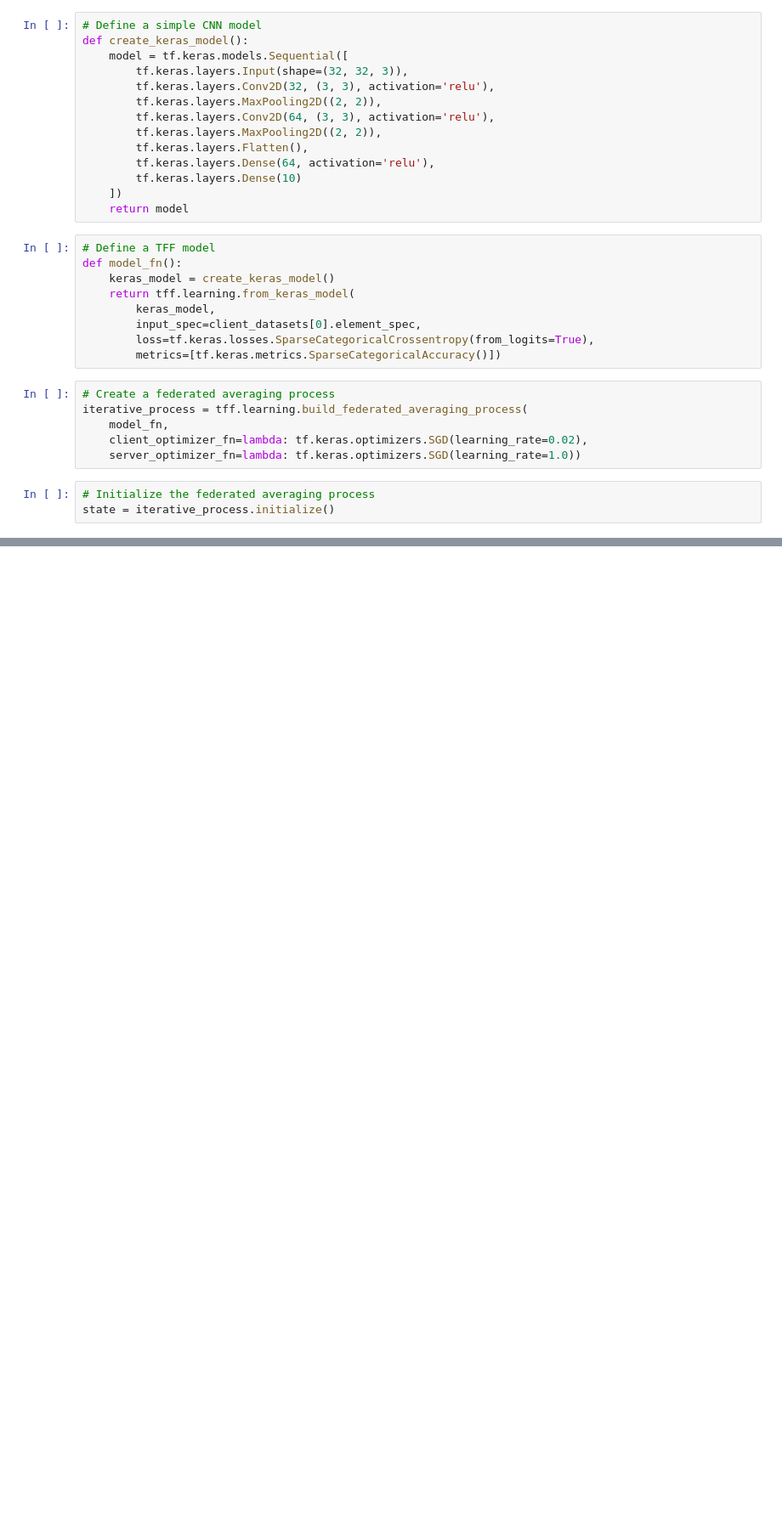
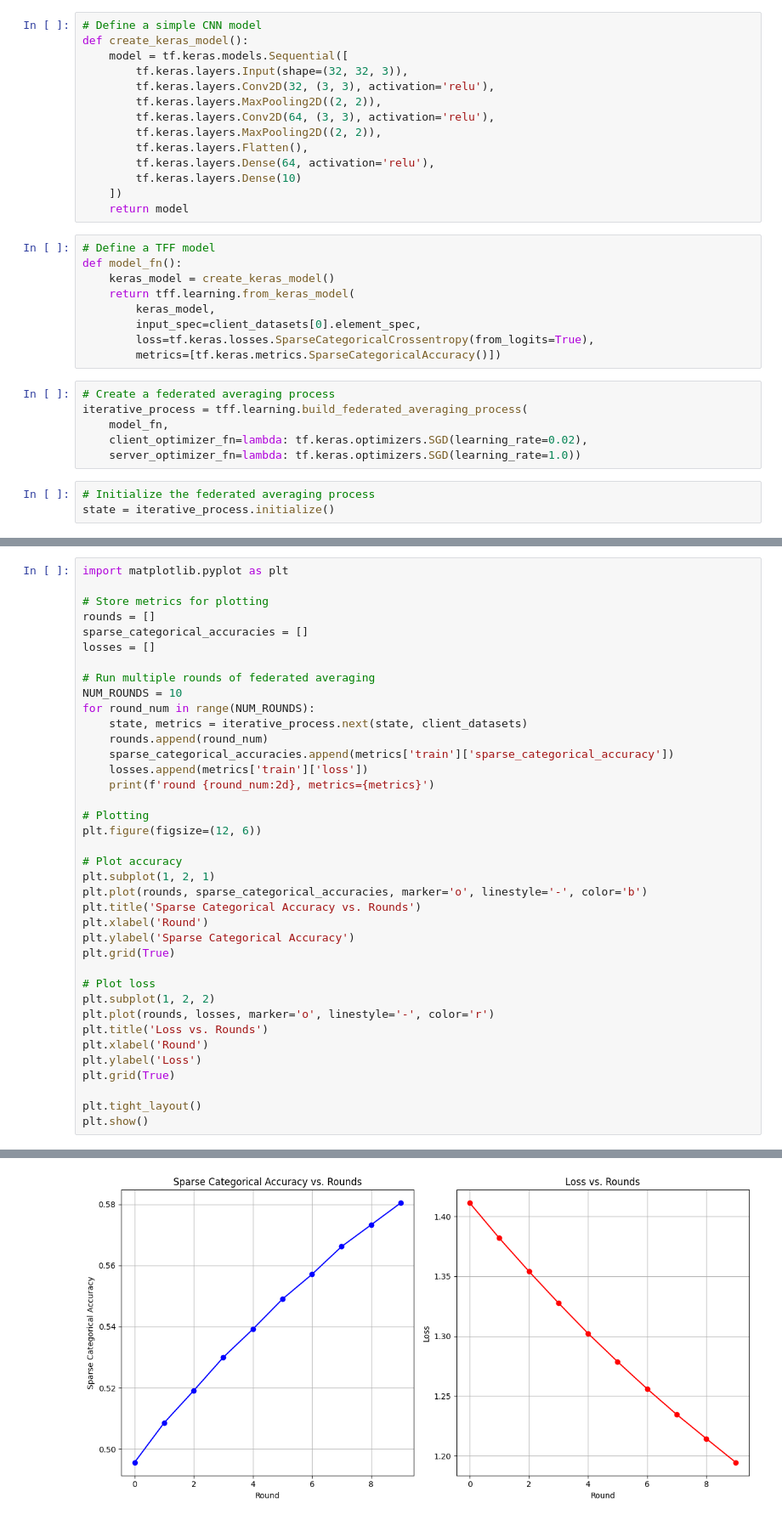
Before and after one commit to mohAhanin/Federated-Learning-Journey, a Jupyter notebook: Federated_Learning_CIFAR10_TFF.ipynb, the cells around one changed output, grey strips where cells are left out. Shown at 85% size. Saved outputs shown, nothing was run; the diff lists cells and outputs as text; blank space fills up the shorter version.

```diff
--- a/Federated_Learning_CIFAR10_TFF.ipynb
+++ b/Federated_Learning_CIFAR10_TFF.ipynb
@@ -99,0 +100,39 @@ Test loss: 1.3613240718841553, Test accuracy: 0.515500009059906
+# %%
+import matplotlib.pyplot as plt
+
+# Store metrics for plotting
+rounds = []
+sparse_categorical_accuracies = []
+losses = []
+
+# Run multiple rounds of federated averaging
+NUM_ROUNDS = 10
+for round_num in range(NUM_ROUNDS):
+    state, metrics = iterative_process.next(state, client_datasets)
+    rounds.append(round_num)
+    sparse_categorical_accuracies.append(metrics['train']['sparse_categorical_accuracy'])
+    losses.append(metrics['train']['loss'])
+    print(f'round {round_num:2d}, metrics={metrics}')
+
+# Plotting
+plt.figure(figsize=(12, 6))
+
+# Plot accuracy
+plt.subplot(1, 2, 1)
+plt.plot(rounds, sparse_categorical_accuracies, marker='o', linestyle='-', color='b')
+plt.title('Sparse Categorical Accuracy vs. Rounds')
+plt.xlabel('Round')
+plt.ylabel('Sparse Categorical Accuracy')
+plt.grid(True)
+
+# Plot loss
+plt.subplot(1, 2, 2)
+plt.plot(rounds, losses, marker='o', linestyle='-', color='r')
+plt.title('Loss vs. Rounds')
+plt.xlabel('Round')
+plt.ylabel('Loss')
+plt.grid(True)
+
+plt.tight_layout()
+plt.show()
+# %% [output]
@@ -99,0 +149 @@ Test loss: 1.3613240718841553, Test accuracy: 0.515500009059906
+[figure, added]
```
Also changed, not shown: parts of 4 cells of this notebook.
